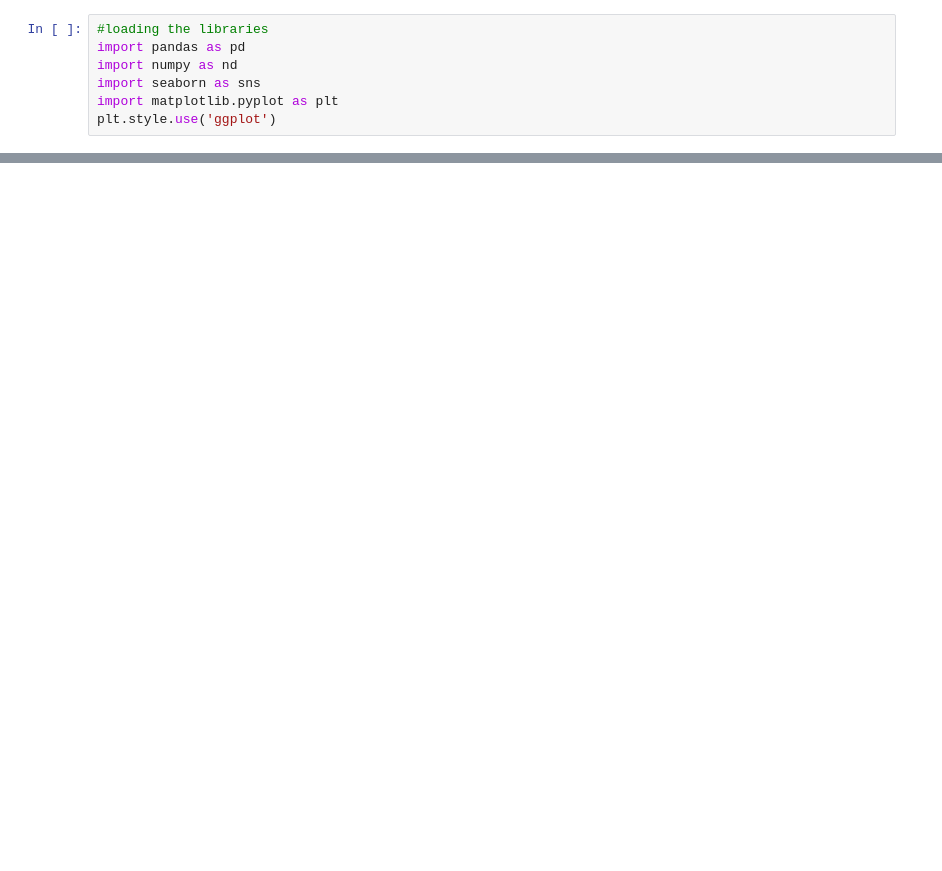
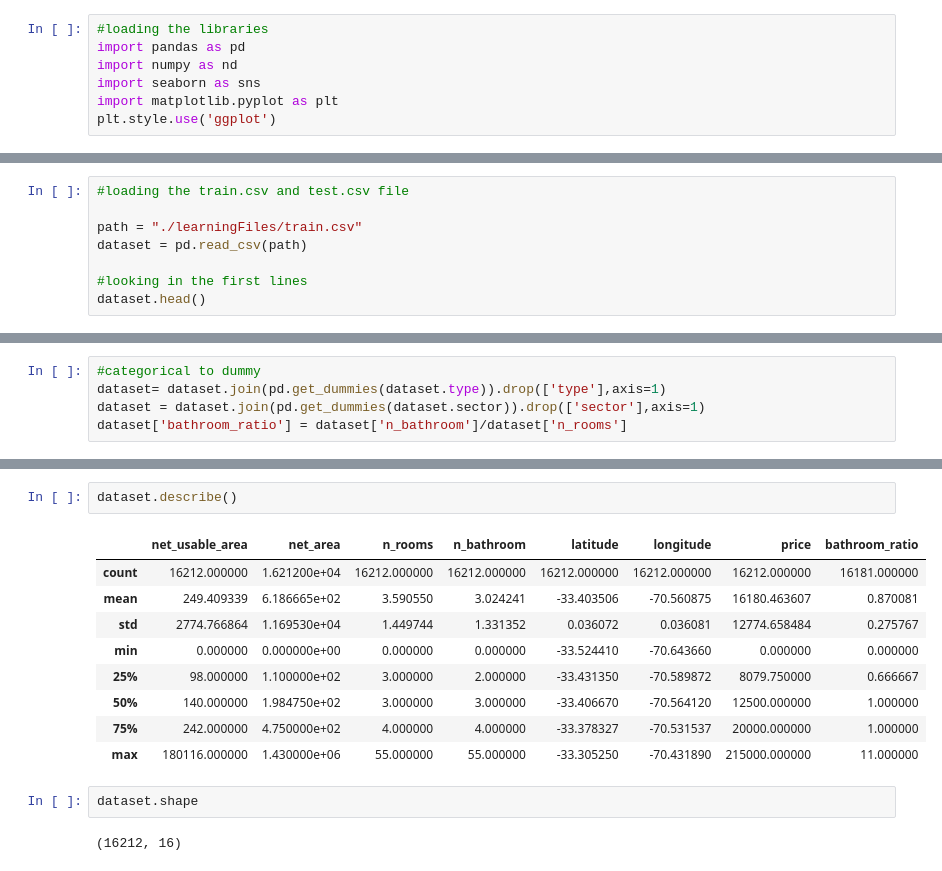
Before and after one commit to rafaelreisdasilva/MachineLearning, a Jupyter notebook: app/model/Exploratory_Analysis.ipynb, the cells around one changed output, grey strips where cells are left out. Drawn from its saved outputs; the diff is of its cells as text; blank space fills up the shorter version.

```diff
--- a/app/model/Dataset-analysis-train.ipynb
+++ b/app/model/Exploratory_Analysis.ipynb
@@ -165,0 +16,8 @@ _ = plt.title(" latitude x longitude ")
+# %%
+#loading the train.csv and test.csv file
+
+path = "./learningFiles/train.csv"
+dataset = pd.read_csv(path)
+
+#looking in the first lines
+dataset.head()
@@ -165,0 +31,5 @@ _ = plt.title(" latitude x longitude ")
+# %%
+#categorical to dummy
+dataset= dataset.join(pd.get_dummies(dataset.type)).drop(['type'],axis=1)
+dataset = dataset.join(pd.get_dummies(dataset.sector)).drop(['sector'],axis=1)
+dataset['bathroom_ratio'] = dataset['n_bathroom']/dataset['n_rooms']
@@ -165,0 +57,16 @@ _ = plt.title(" latitude x longitude ")
+# %%
+dataset.describe()
+# %% [output]
+|  | net_usable_area | net_area | n_rooms | n_bathroom | latitude | longitude | price | bathroom_ratio |
+| count | 16212.000000 | 1.621200e+04 | 16212.000000 | 16212.000000 | 16212.000000 | 16212.000000 | 16212.000000 | 16181.000000 |
+| mean | 249.409339 | 6.186665e+02 | 3.590550 | 3.024241 | -33.403506 | -70.560875 | 16180.463607 | 0.870081 |
+| std | 2774.766864 | 1.169530e+04 | 1.449744 | 1.331352 | 0.036072 | 0.036081 | 12774.658484 | 0.275767 |
+| min | 0.000000 | 0.000000e+00 | 0.000000 | 0.000000 | -33.524410 | -70.643660 | 0.000000 | 0.000000 |
+| 25% | 98.000000 | 1.100000e+02 | 3.000000 | 2.000000 | -33.431350 | -70.589872 | 8079.750000 | 0.666667 |
+| 50% | 140.000000 | 1.984750e+02 | 3.000000 | 3.000000 | -33.406670 | -70.564120 | 12500.000000 | 1.000000 |
+| 75% | 242.000000 | 4.750000e+02 | 4.000000 | 4.000000 | -33.378327 | -70.531537 | 20000.000000 | 1.000000 |
+| max | 180116.000000 | 1.430000e+06 | 55.000000 | 55.000000 | -33.305250 | -70.431890 | 215000.000000 | 11.000000 |
+# %%
+dataset.shape
+# %% [output]
+(16212, 16)
```
Also changed, not shown: parts of 34 cells of this notebook, 10 other files.
